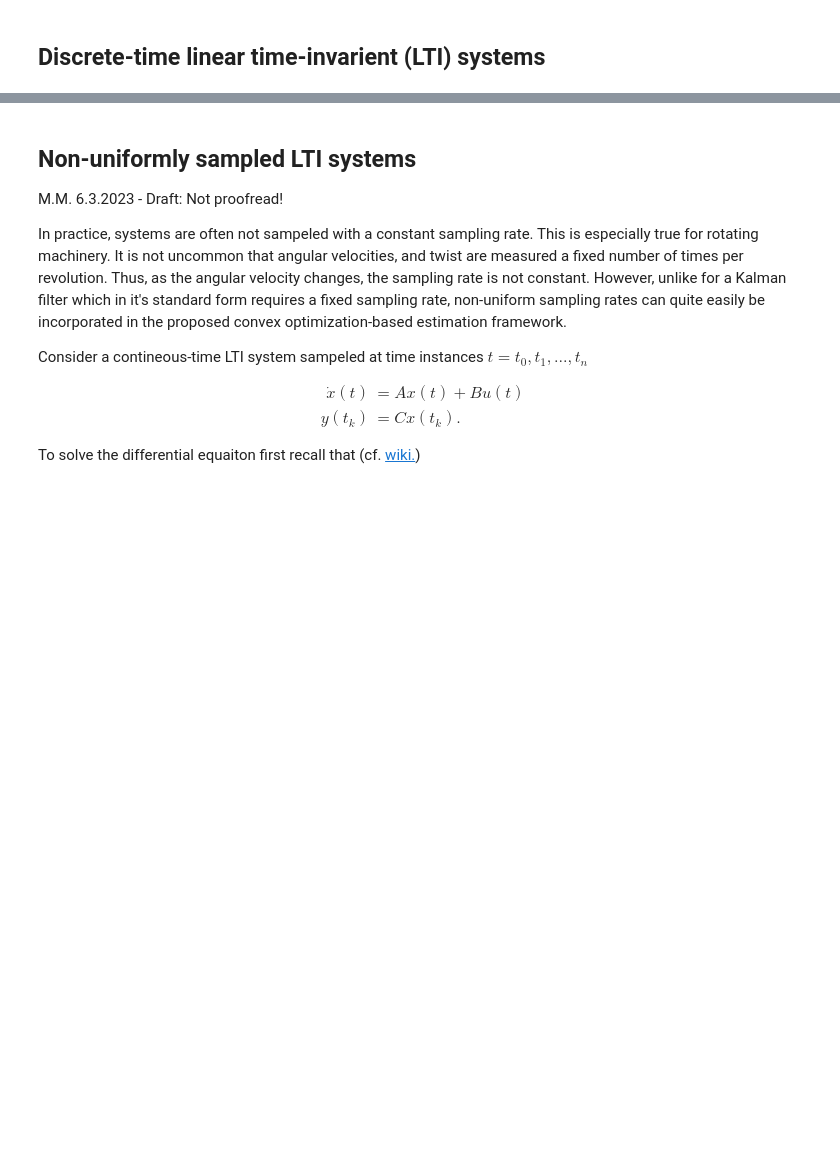
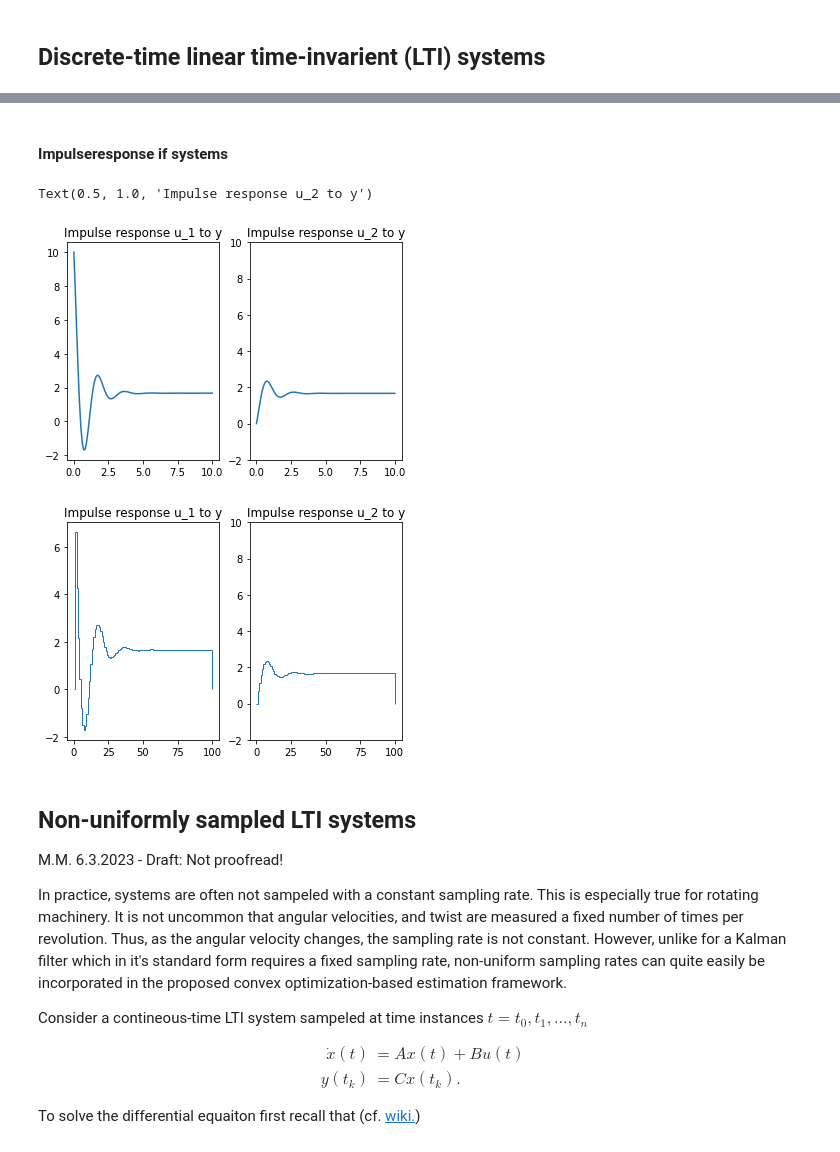
Before and after one commit to urho-h/torque_estimation_masters, a Jupyter notebook: notebooks/Notes_on_Input_Reconstruction_by_Convex_Optimization.ipynb, the cells around one changed output, grey strips where cells are left out. Saved outputs shown, nothing was run; the diff lists cells and outputs as text; code cells hidden in the pictures; blank space fills up the shorter version.

Commit message:
Discretization and impulse response

```diff
--- a/notebooks/Notes_on_Input_Reconstruction_by_Convex_Optimization.ipynb
+++ b/notebooks/Notes_on_Input_Reconstruction_by_Convex_Optimization.ipynb
@@ -96,0 +112,17 @@ The section on *subspace system identification* in the book [Filtering and Syste
+# %%
+# Consider the mass-spring-damper system of the form
+# dx/dt = Ax + B_1u-1 + B_2u_2
+# where u_1 is a known input signal, and u_2 is unknown.
+
+# spring, damper, mass parameters
+I_1 = .1    #inertia [kgm^2]
+I_2 = .5
+k = 1    #stiffness [Nm/rad]
+c = .2  #damping [Nm/(rad/s)]
+
+#contineous-time state space
+A_c = np.matrix([[-c/I_1, c/I_1, -k/I_1],[c/I_2, -c/I_2, k/I_2],[1, -1, 0]])
+B_c = np.matrix([[1/I_1, 0],[0, 1/I_2],[0, 0]])
+
+print(A_c)
+print(B_c)
@@ -97,3 +159,65 @@ The section on *subspace system identification* in the book [Filtering and Syste
+# %% [markdown]
+#### Impulseresponse if systems
+# %%
+def impulsec(A,B,C,time):
+    """
+    IMPULSEC returns the impulse response h of a contineous-time state-space system (A,B,C).
+    """
+    N = time.shape[0]
+    m,nb = B.shape
+    h = np.zeros((N,nb))
+    for i,t in enumerate(time):
+       h[i,:] = C@expm(A*t)@B
+    return h
+
+def impulsed(A,B,C,T_s,N):
+    """
+    IMPULSED returns the impulse response h of a discrete-time state-space system (A,B,C).
+    """
+    r,n = C.shape
+    n,nb = B.shape
+    h = np.zeros((N,nb))
+    for i in range(N):
+        if i==0:
+            h[i,:] = np.zeros((r,nb))
+        else:
+            h[i,:] = C@matrix_power(A,i)@B/T_s
+    return h
+
+
+N = 100
+Nd = int(t_max/T_s)
+t_max = 10
+time = np.linspace(0, t_max, num=N)
+C = np.array([[1, 0, 0]])
+
+
+#impulse response
+h_c = impulsec(A_c,B_c,C,time)
+h_d = impulsed(A,B,C,T_s,Nd)
+
+
+#plot impulse response
+fig, axs = plt.subplots(1, 2)
+plt.ylim([-2, 10])
+axs[0].plot(time,h_c[:,0])
+axs[1].plot(time,h_c[:,1])
+
+axs[0].set_title("Impulse response u_1 to y")
+axs[1].set_title("Impulse response u_2 to y")
+
+#plot impulse response
+fig, axs = plt.subplots(1, 2)
+plt.ylim([-2, 10])
+axs[0].stairs(h_d[:,0])
+axs[1].stairs(h_d[:,1])
+
+axs[0].set_title("Impulse response u_1 to y")
+axs[1].set_title("Impulse response u_2 to y")
+# %% [output]
+Text(0.5, 1.0, 'Impulse response u_2 to y')
+[figure, added]
+[figure, added]
 # %% [markdown]
 ## Non-uniformly sampled LTI systems
 M.M. 6.3.2023 - Draft: Not proofread!
```
Also changed, not shown: parts of 7 cells of this notebook.
